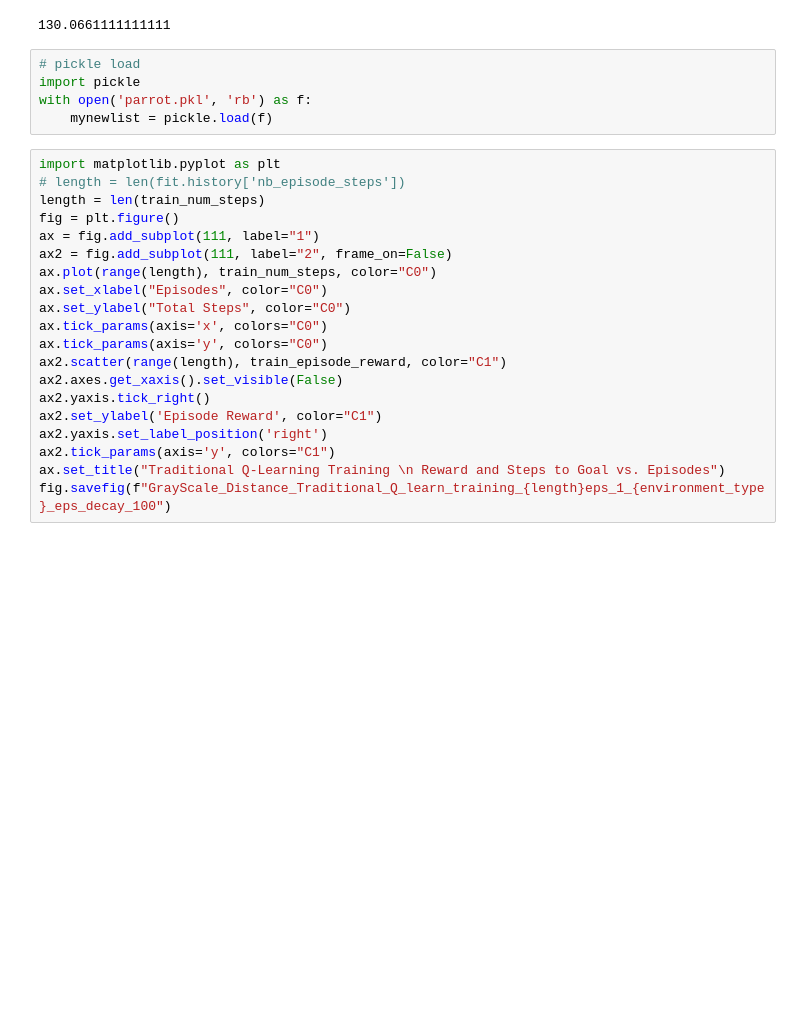
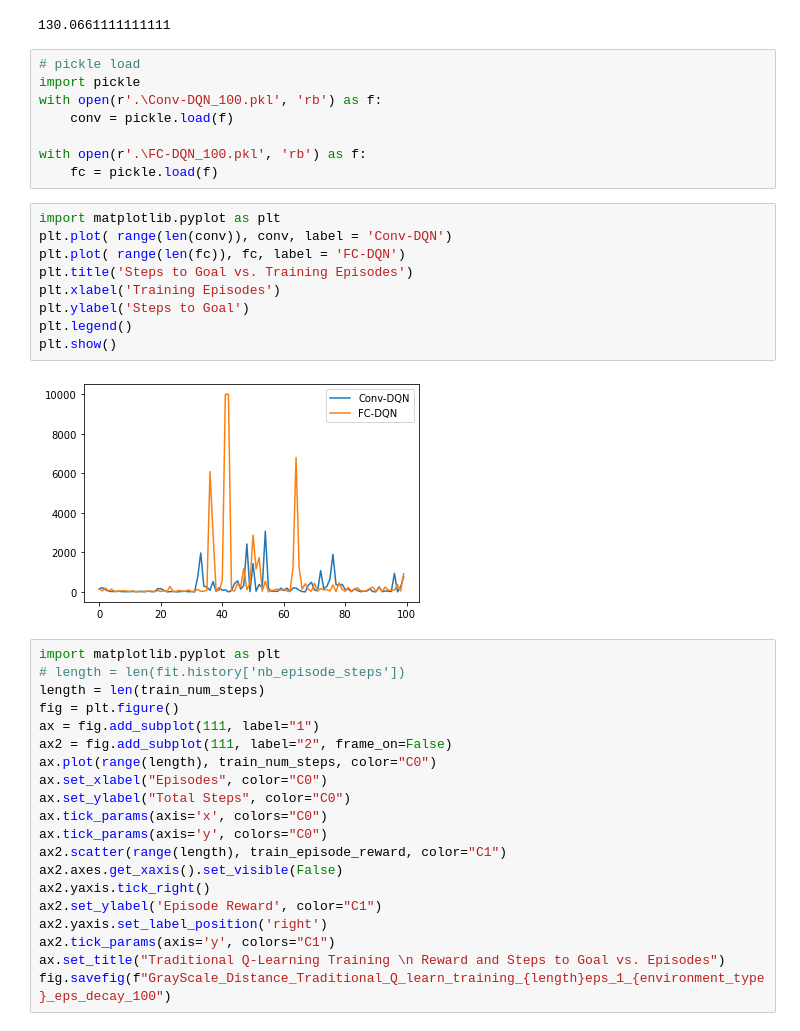
Before and after one commit to aasong113/CT_View_Planning_DeepRL, a Jupyter notebook: gym-child_thresholded_NN/Image_metrics_viewer.ipynb, the cells around one changed output. Drawn from its saved outputs; the diff is of its cells as text; blank space fills up the shorter version.

```diff
--- a/gym-child_thresholded_NN/Image_metrics_viewer.ipynb
+++ b/gym-child_thresholded_NN/Image_metrics_viewer.ipynb
@@ -75,8 +78,22 @@ print(np.mean(grayscale[x:x+60, y:y+60]))
 # %%
 # pickle load
 import pickle
-with open('parrot.pkl', 'rb') as f:
-    mynewlist = pickle.load(f)
+with open(r'.\Conv-DQN_100.pkl', 'rb') as f:
+    conv = pickle.load(f)
+
+with open(r'.\FC-DQN_100.pkl', 'rb') as f:
+    fc = pickle.load(f)
+# %%
+import matplotlib.pyplot as plt
+plt.plot( range(len(conv)), conv, label = 'Conv-DQN')
+plt.plot( range(len(fc)), fc, label = 'FC-DQN')
+plt.title('Steps to Goal vs. Training Episodes')
+plt.xlabel('Training Episodes')
+plt.ylabel('Steps to Goal')
+plt.legend()
+plt.show()
+# %% [output]
+[figure, added]
 # %%
 import matplotlib.pyplot as plt
 # length = len(fit.history['nb_episode_steps'])
```
Also changed, not shown: parts of 4 cells of this notebook, 25 other files.
